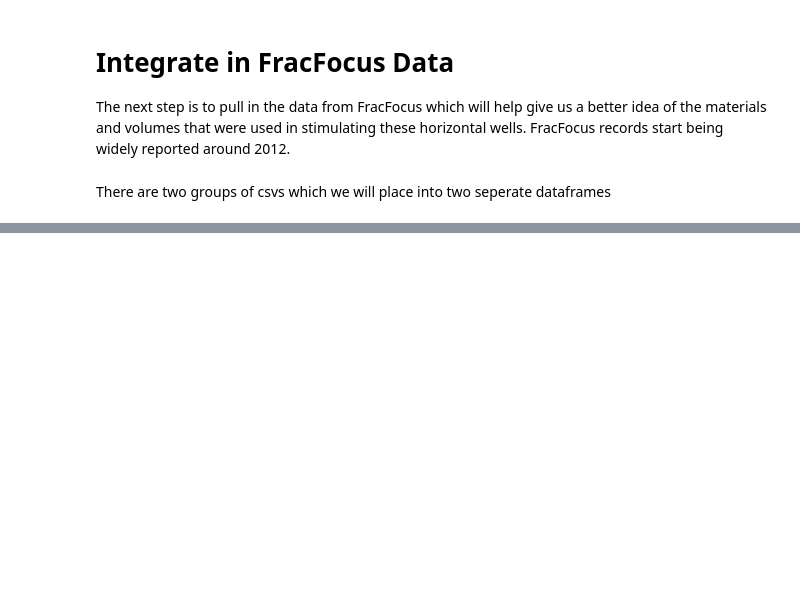
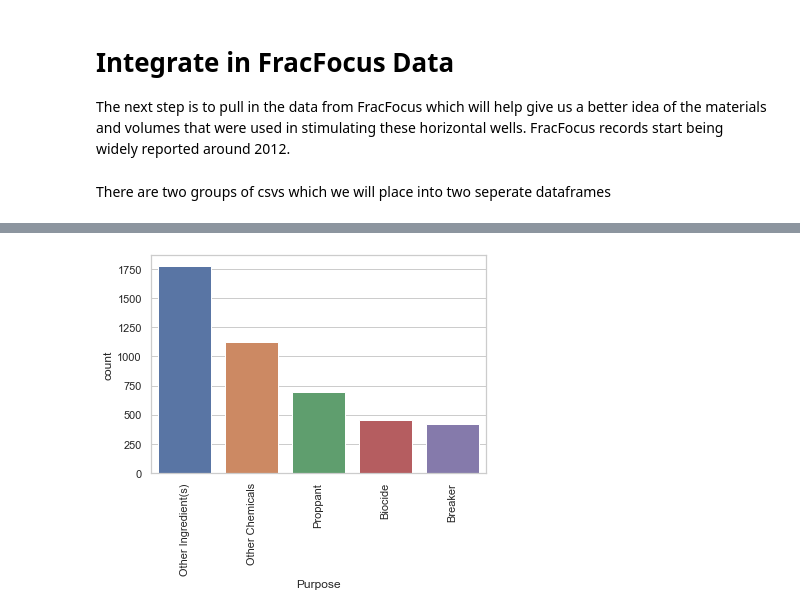
Before and after one commit to jromani-ds/MT_Oil, a Jupyter notebook: DataCollection.ipynb, the cells around one changed output, grey strips where cells are left out. Cells and saved outputs as stored; diff of their text form; code cells hidden in the pictures; blank space fills up the shorter version.

```diff
--- a/DataCollection.ipynb
+++ b/DataCollection.ipynb
@@ -319,0 +354,8 @@ Now we can filter down to only records from Montana and get these dataframes int
+# %%
+import seaborn as sns
+sns.set_theme(style="whitegrid")
+ax = sns.countplot(x="Purpose", data=FracFocusRegistry_df_MT,
+              order=FracFocusRegistry_df_MT.Purpose.value_counts().iloc[:5].index)
+ax.tick_params(axis='x', rotation=90)
+# %% [output]
+[figure, added]
```
Also changed, not shown: parts of 8 cells of this notebook.
